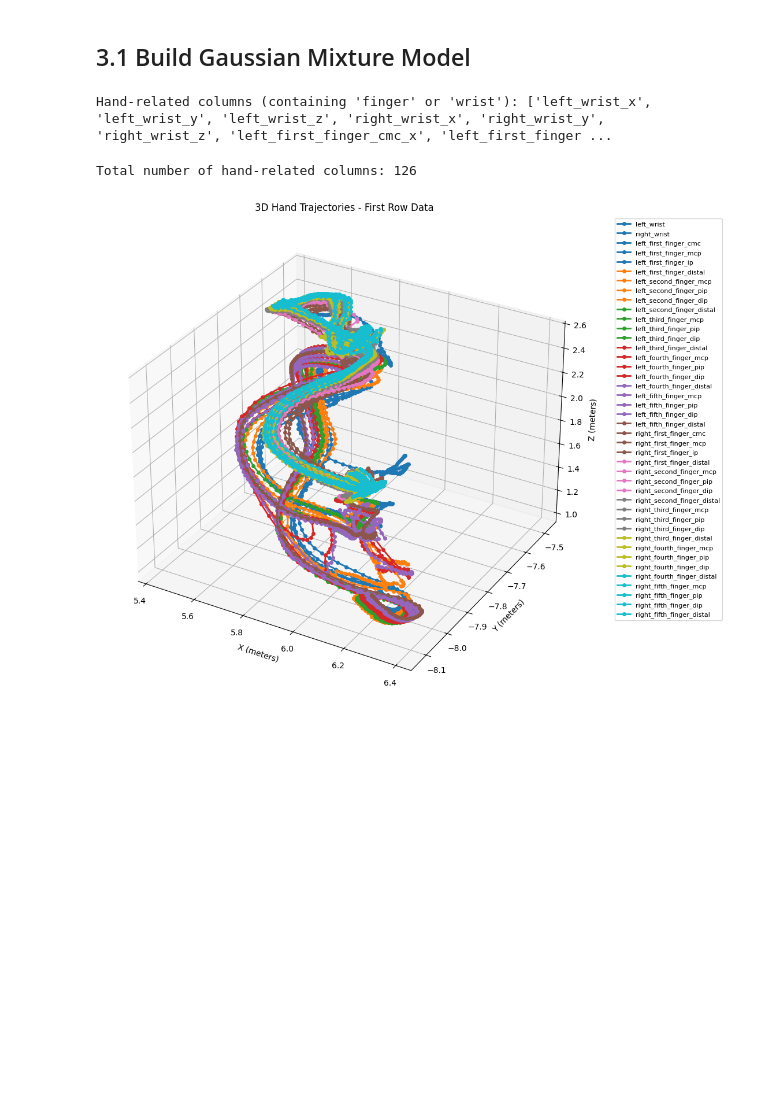
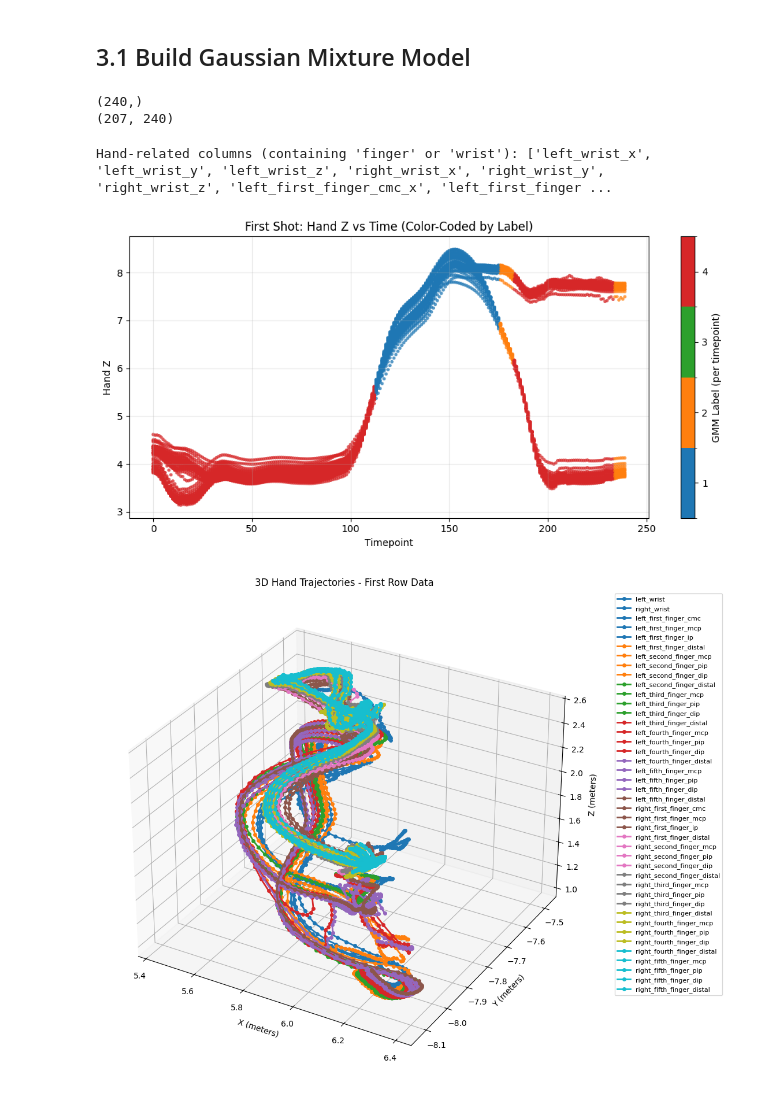
Before and after one commit to caitken5/CMSZ-SPLxUTSPAN-2026-Data-Challenge, a Jupyter notebook: 02_hybrid_model.ipynb, the cells around one changed output. Drawn from its saved outputs; the diff is of its cells as text; code cells hidden in the pictures; blank space fills up the shorter version.

```diff
--- a/02_hybrid_model.ipynb
+++ b/02_hybrid_model.ipynb
@@ -40,10 +47,7 @@ physics.constants reloaded
 # %%
 # Load training data
-train_data = pd.read_csv('train.csv')
-test_data = pd.read_csv('test.csv')
-
-print(f"Training data shape: {train_data.shape}")
-print(f"Test data shape: {test_data.shape}")
-print(f"\nFirst few rows:")
-print(train_data.head())
+csv_path = "train.csv"
+cols_to_remove = ["id", "shot_id", "angle", "depth", "left_right"]
+shots, valid_row_idx, signal_cols = gmmt.load_shots_from_csv(csv_path, cols_to_remove)
+X = gmmt.stack_timepoints(shots)
 # %% [output]
@@ -111,15 +83,62 @@ for col in keypoint_names:
 # %% [markdown]
 ## 3.1 Build Gaussian Mixture Model
+# %%
+# Run the gmm model.
+
+scaler, gmm = gmmt.fit_scaler_gmm(X, n_components=5, seed=42)
+labels, probs = gmmt.export_per_shot_outputs(shots, scaler, gmm)
+# %%
+print(labels[1].shape)
+print(shots[1].shape)
+# %% [output]
+(240,)
+(207, 240)
 # %%
-# Extract last 0.1 seconds for each throw - for now we will just average the existing data to extract the features.
-
 # Create a variable with all columns that contain the word 'finger' or 'wrist'
-hand_names = [col for col in keypoint_names if 'finger' in col.lower() or 'wrist' in col.lower()]
+hand_names = [col for col in signal_cols if 'finger' in col.lower() or 'wrist' in col.lower()]
 print(f"Hand-related columns (containing 'finger' or 'wrist'): {hand_names}")
 # %% [output]
 Hand-related columns (containing 'finger' or 'wrist'): ['left_wrist_x', 'left_wrist_y', 'left_wrist_z', 'right_wrist_x', 'right_wrist_y', 'right_wrist_z', 'left_first_finger_cmc_x', 'left_first_finger ...
-# %%
-# Check for correct number of hand-related columns
-print(f"Total number of hand-related columns: {len(hand_names)}")
-# %% [output]
-Total number of hand-related columns: 126
+# %%
+# Plot hand z-position over time for the first shot with GMM label color-coding
+from matplotlib.colors import ListedColormap, BoundaryNorm
+
+first_shot = shots[0]
+first_labels = np.asarray(labels[0])
+col_to_idx = {name: i for i, name in enumerate(signal_cols)}
+
+# Use hand-related z columns (labels are per-timepoint from hand-based segmentation)
+hand_z_cols = [c for c in hand_names if c.lower().endswith('_z')]
+if not hand_z_cols:
+    raise ValueError("No hand z columns found in hand_names.")
+
+time = np.arange(first_shot.shape[1])
+
+# Fixed 4-state discrete color mapping
+state_values = [1, 2, 3, 4]
+state_to_idx = {state: idx for idx, state in enumerate(state_values)}
+color_values = np.array([state_to_idx.get(int(label), np.nan) for label in first_labels], dtype=float)
+cmap = ListedColormap(plt.cm.tab10(np.arange(4)))
+norm = BoundaryNorm(np.arange(-0.5, 4.5, 1), cmap.N)
+
+fig, ax = plt.subplots(figsize=(10, 5))
+
+for z_col in hand_z_cols:
+    z_t = first_shot[col_to_idx[z_col], :]
+    ax.scatter(time, z_t, c=color_values, cmap=cmap, norm=norm, s=12, alpha=0.75, edgecolors='none')
+
+# Discrete 4-color colorbar
+sm = plt.cm.ScalarMappable(cmap=cmap, norm=norm)
+sm.set_array([])
+cbar = fig.colorbar(sm, ax=ax, ticks=np.arange(4))
+cbar.ax.set_yticklabels([str(state) for state in state_values])
+cbar.set_label('GMM Label (per timepoint)')
+
+ax.set_xlabel('Timepoint')
+ax.set_ylabel('Hand Z')
+ax.set_title('First Shot: Hand Z vs Time (Color-Coded by Label)')
+ax.grid(alpha=0.3)
+fig.tight_layout()
+plt.show()
+# %% [output]
+[figure, added]
```
Also changed, not shown: parts of 11 cells of this notebook, 12 other files.
